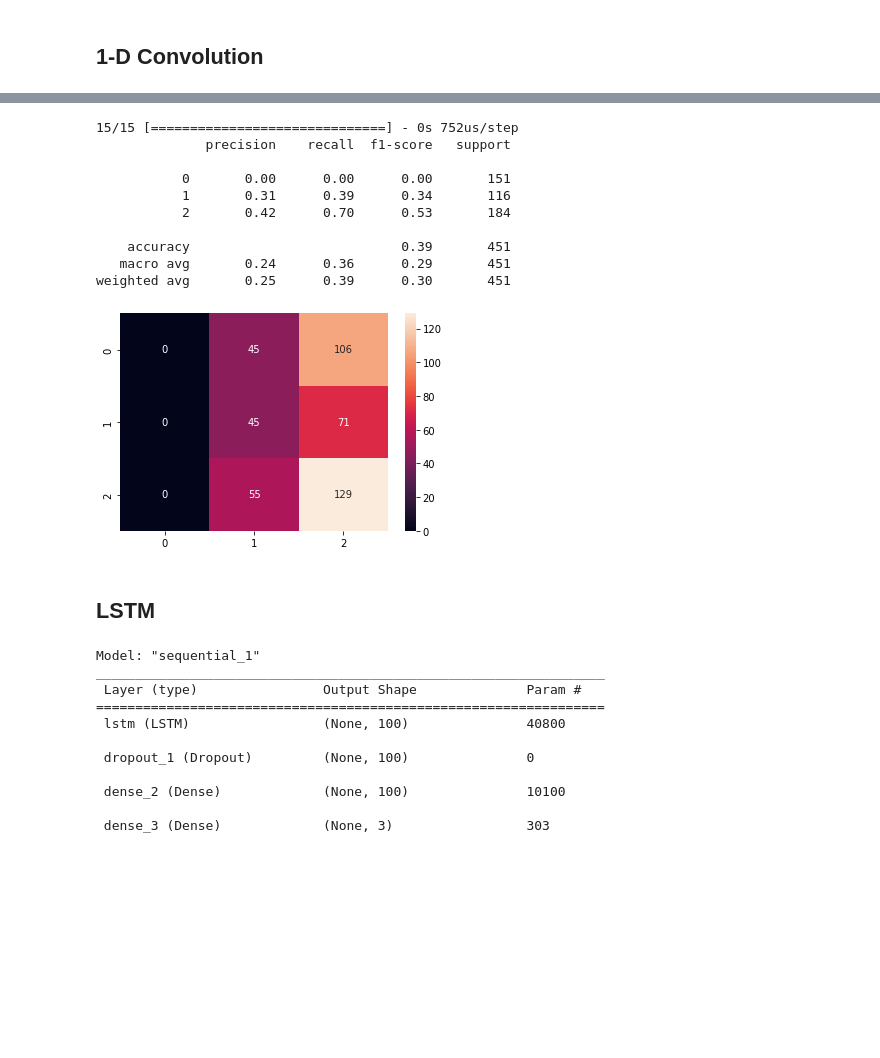
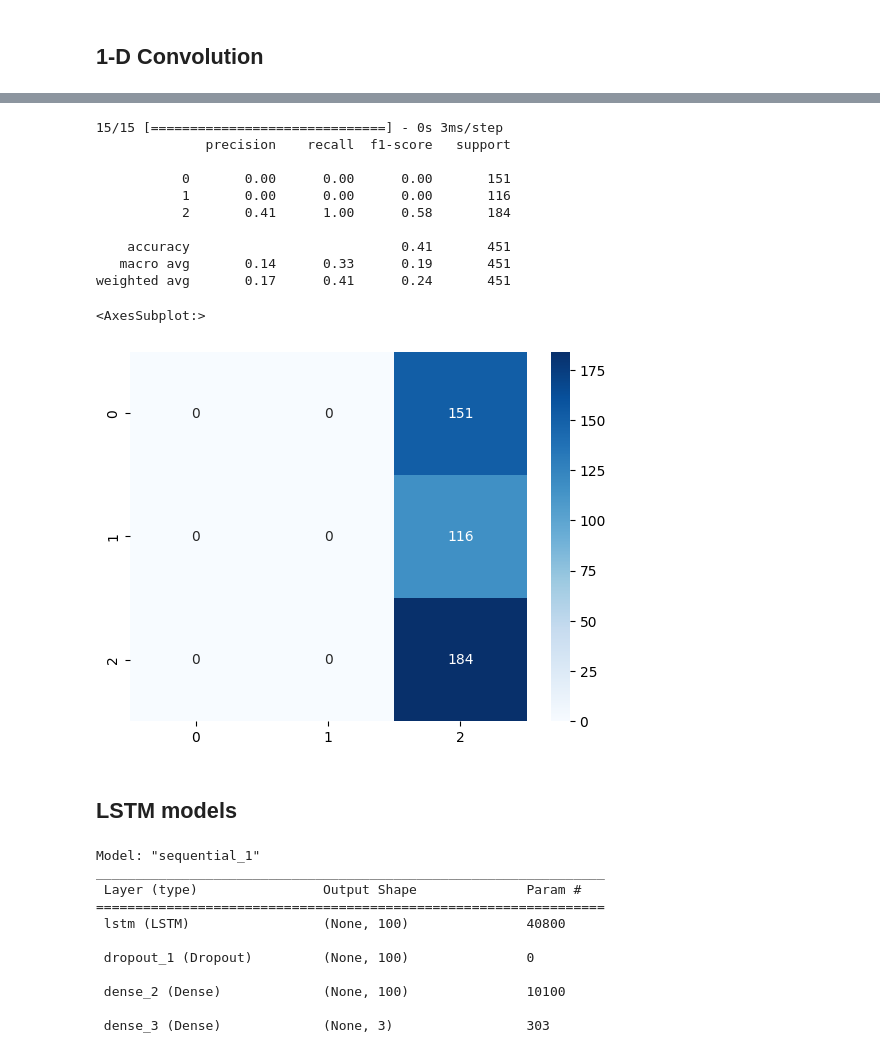
Before and after one commit to Tabed23/-Atrial-Fibrillation-Mono-Repo, a Jupyter notebook: meta/others/10Feature-Detection-Model.ipynb, the cells around one changed output, grey strips where cells are left out. Cells and saved outputs as stored; diff of their text form; code cells hidden in the pictures; blank space fills up the shorter version.

```diff
--- a/meta/others/10Feature-Detection-Model.ipynb
+++ b/meta/others/10Feature-Detection-Model.ipynb
@@ -55,7 +54,7 @@ dtypes: int64(11)
 memory usage: 155.1 KB
 # %%
 # train-test split
-X = df.drop(columns = ['heart_axis','pacemaker','second_opinion','strat_fold','validated_by','validated_by_human','ritmi'])
+X = df.drop(columns = ['ritmi','heart_axis','pacemaker','second_opinion','strat_fold','validated_by','validated_by_human'])
 y = df['ritmi']
 X_train, X_test, y_train, y_test=train_test_split(X, y, test_size = 0.25, random_state = 1234)
 # %%
@@ -218,5 +192,5 @@ To enable them in other operations, rebuild TensorFlow with the appropriate comp
 # %%
 # fit network
-history_1d = model.fit(X_train, y_train, epochs=20)
+history_1d = model.fit(X_train, y_train, epochs=2)
 # evaluate model
 # %% [output]
@@ -246,28 +208,26 @@ pred_result = model.predict(X_test)
 final_pred = [np.argmax(i) for i in pred_result]
 print(classification_report(y_test_old,final_pred))
 # %% [output]
-15/15 [==============================] - 0s 752us/step
+15/15 [==============================] - 0s 3ms/step
               precision    recall  f1-score   support
 
            0       0.00      0.00      0.00       151
-           1       0.31      0.39      0.34       116
-           2       0.42      0.70      0.53       184
+           1       0.00      0.00      0.00       116
+           2       0.41      1.00      0.58       184
 
-    accuracy                           0.39       451
-   macro avg       0.24      0.36      0.29       451
-weighted avg       0.25      0.39      0.30       451
+    accuracy                           0.41       451
+   macro avg       0.14      0.33      0.19       451
+weighted avg       0.17      0.41      0.24       451
 # %%
-# confusion matrix seaborn heatmap
-import seaborn as sns
-import matplotlib.pyplot as plt
-from sklearn.metrics import confusion_matrix
-cm = confusion_matrix(y_test_old,final_pred)
-sns.heatmap(cm, annot=True, fmt='d')
-plt.show()
+# confusion matrix
+
+cm = confusion_matrix(y_test_old, final_pred)
+sns.heatmap(cm, annot=True, fmt='d', cmap='Blues')
 # %% [output]
+<AxesSubplot:>
-[figure, old version]
+[figure, new version]
 # %% [markdown]
-## LSTM
+## LSTM models
 # %%
 lstm_model = Sequential()
 lstm_model.add(LSTM(100, input_shape=(X_train.shape[1],1)))
```
Also changed, not shown: parts of 18 cells of this notebook, 6 other files.
